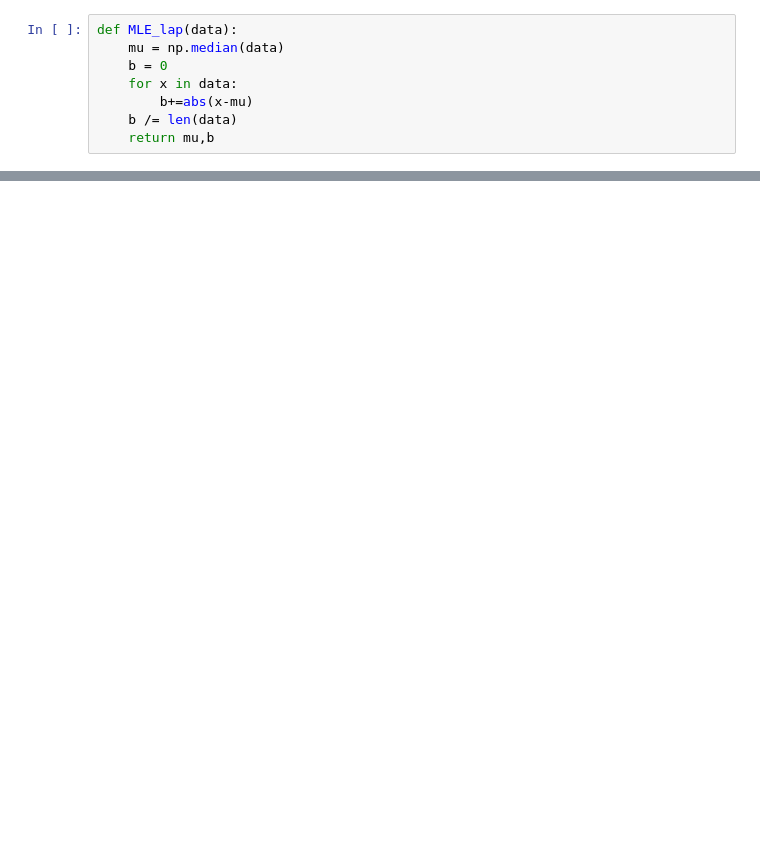
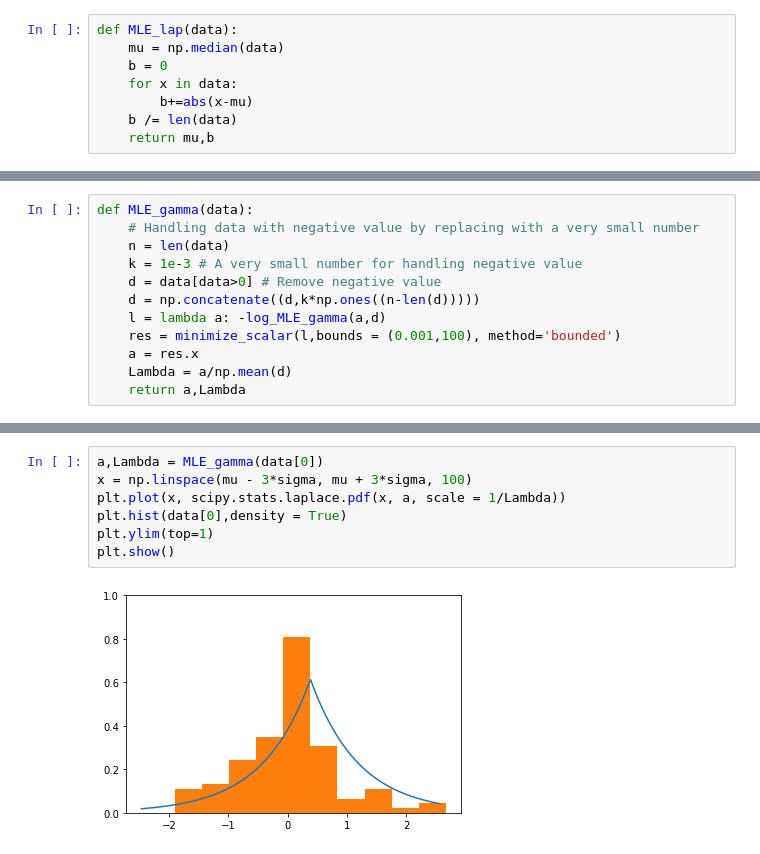
Before and after one commit to CalebThian/MLE, a Jupyter notebook: main.ipynb, the cells around one changed output, grey strips where cells are left out. Drawn from its saved outputs; the diff is of its cells as text; blank space fills up the shorter version.

Commit message:
finish MLE of gamma

```diff
--- a/main.ipynb
+++ b/main.ipynb
@@ -120,0 +132,12 @@ mu,b
+# %%
+def MLE_gamma(data):
+    # Handling data with negative value by replacing with a very small number
+    n = len(data)
+    k = 1e-3 # A very small number for handling negative value
+    d = data[data>0] # Remove negative value
+    d = np.concatenate((d,k*np.ones((n-len(d)))))
+    l = lambda a: -log_MLE_gamma(a,d)
+    res = minimize_scalar(l,bounds = (0.001,100), method='bounded')
+    a = res.x
+    Lambda = a/np.mean(d)
+    return a,Lambda
@@ -120,0 +154,9 @@ mu,b
+# %%
+a,Lambda = MLE_gamma(data[0])
+x = np.linspace(mu - 3*sigma, mu + 3*sigma, 100)
+plt.plot(x, scipy.stats.laplace.pdf(x, a, scale = 1/Lambda))
+plt.hist(data[0],density = True)
+plt.ylim(top=1)
+plt.show()
+# %% [output]
+[figure, added]
```
Also changed, not shown: parts of 8 cells of this notebook.
